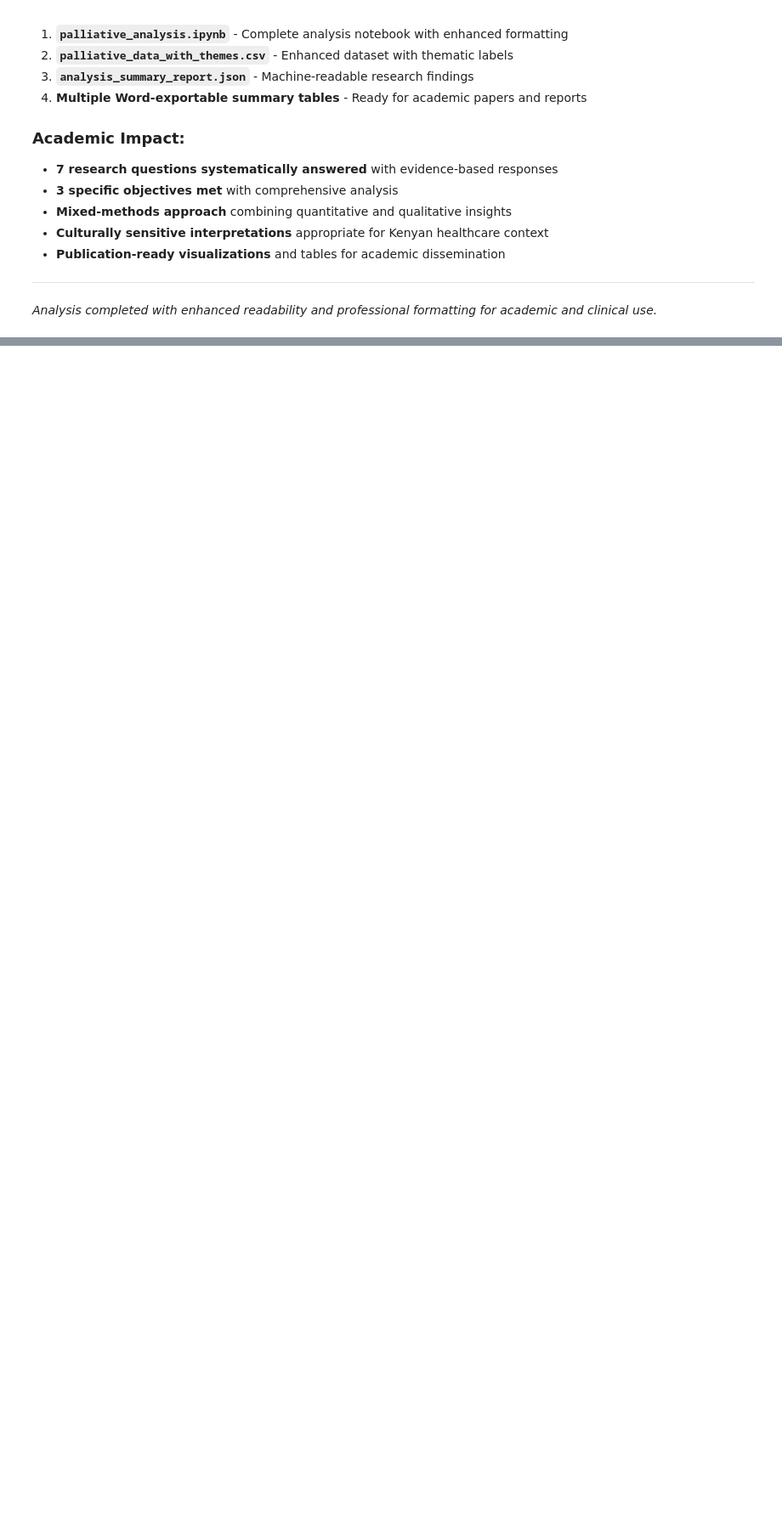
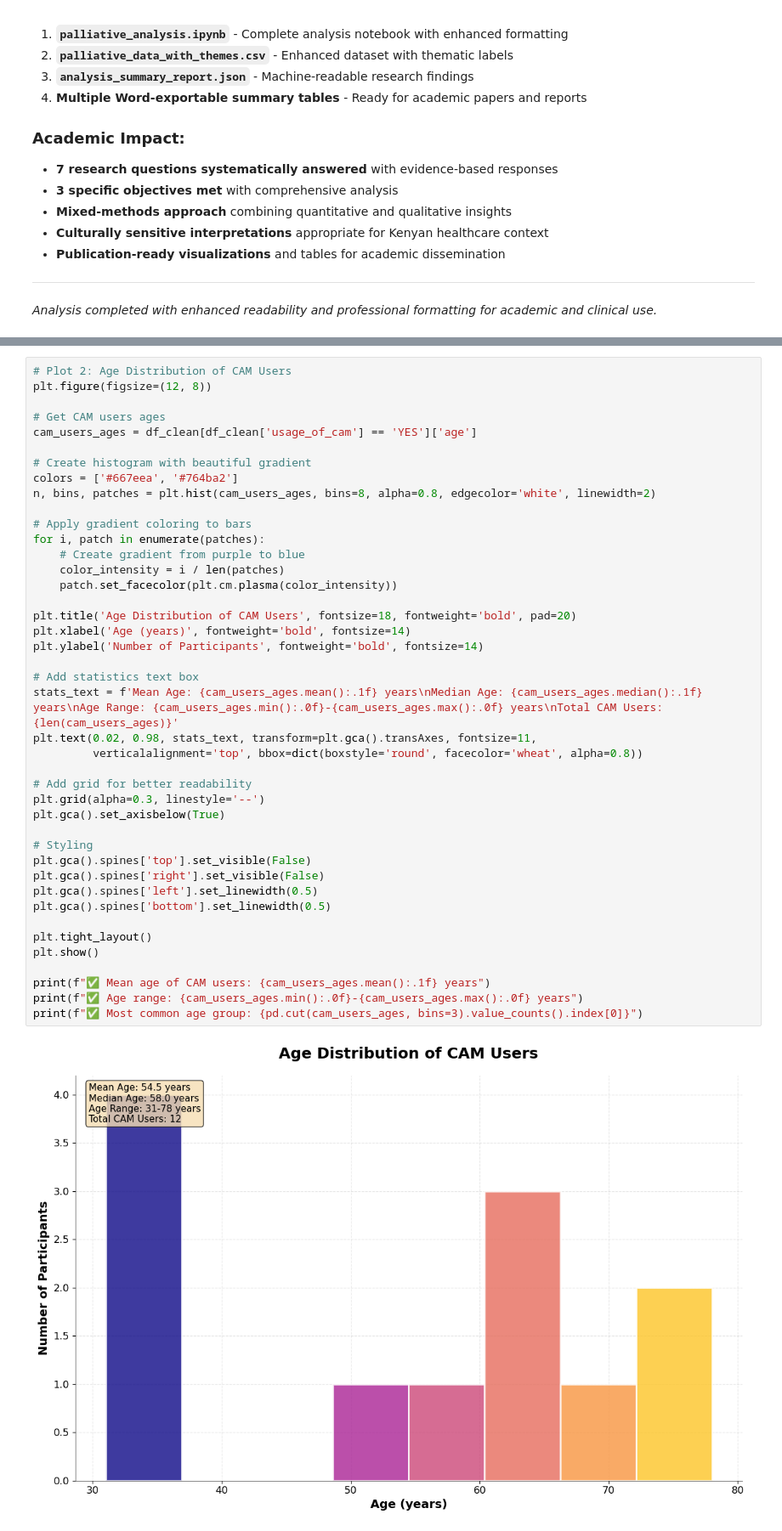
Before and after one commit to MadScie254/Palliative_Analysis, a Jupyter notebook: palliative_analysis.ipynb, the cells around one changed output, grey strips where cells are left out. Shown at 85% size. Saved outputs shown, nothing was run; the diff lists cells and outputs as text; blank space fills up the shorter version.

```diff
--- a/palliative_analysis.ipynb
+++ b/palliative_analysis.ipynb
@@ -3150,0 +3199,44 @@ This mixed-methods analysis of 13 palliative care patients at Kenyatta National
+# %%
+# Plot 2: Age Distribution of CAM Users
+plt.figure(figsize=(12, 8))
+
+# Get CAM users ages
+cam_users_ages = df_clean[df_clean['usage_of_cam'] == 'YES']['age']
+
+# Create histogram with beautiful gradient
+colors = ['#667eea', '#764ba2']
+n, bins, patches = plt.hist(cam_users_ages, bins=8, alpha=0.8, edgecolor='white', linewidth=2)
+
+# Apply gradient coloring to bars
+for i, patch in enumerate(patches):
+    # Create gradient from purple to blue
+    color_intensity = i / len(patches)
+    patch.set_facecolor(plt.cm.plasma(color_intensity))
+
+plt.title('Age Distribution of CAM Users', fontsize=18, fontweight='bold', pad=20)
+plt.xlabel('Age (years)', fontweight='bold', fontsize=14)
+plt.ylabel('Number of Participants', fontweight='bold', fontsize=14)
+
+# Add statistics text box
+stats_text = f'Mean Age: {cam_users_ages.mean():.1f} years\nMedian Age: {cam_users_ages.median():.1f} years\nAge Range: {cam_users_ages.min():.0f}-{cam_users_ages.max():.0f} years\nTotal CAM Users: {len(cam_users_ages)}'
+plt.text(0.02, 0.98, stats_text, transform=plt.gca().transAxes, fontsize=11,
+         verticalalignment='top', bbox=dict(boxstyle='round', facecolor='wheat', alpha=0.8))
+
+# Add grid for better readability
+plt.grid(alpha=0.3, linestyle='--')
+plt.gca().set_axisbelow(True)
+
+# Styling
+plt.gca().spines['top'].set_visible(False)
+plt.gca().spines['right'].set_visible(False)
+plt.gca().spines['left'].set_linewidth(0.5)
+plt.gca().spines['bottom'].set_linewidth(0.5)
+
+plt.tight_layout()
+plt.show()
+
+print(f"✅ Mean age of CAM users: {cam_users_ages.mean():.1f} years")
+print(f"✅ Age range: {cam_users_ages.min():.0f}-{cam_users_ages.max():.0f} years")
+print(f"✅ Most common age group: {pd.cut(cam_users_ages, bins=3).value_counts().index[0]}")
+# %% [output]
+[figure, added]
```
Also changed, not shown: parts of 10 cells of this notebook, 6 other files.
